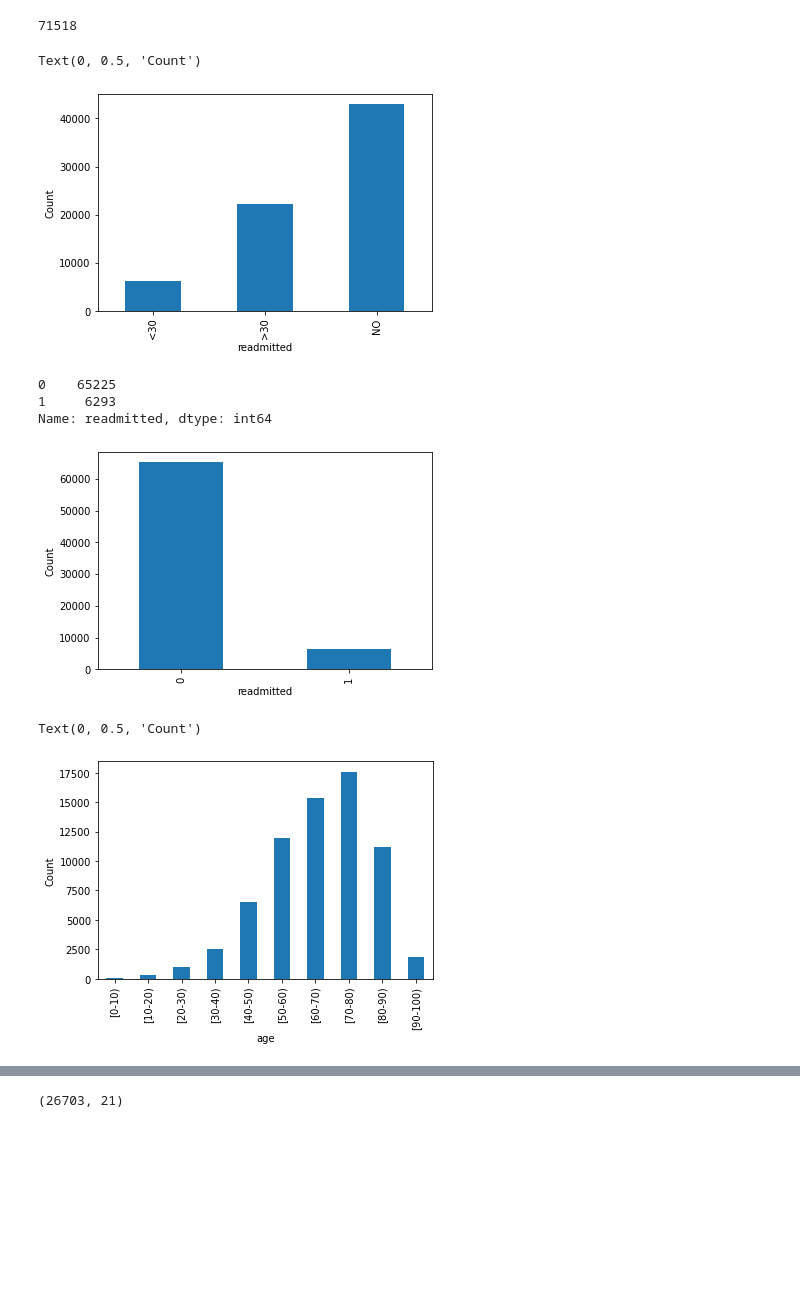
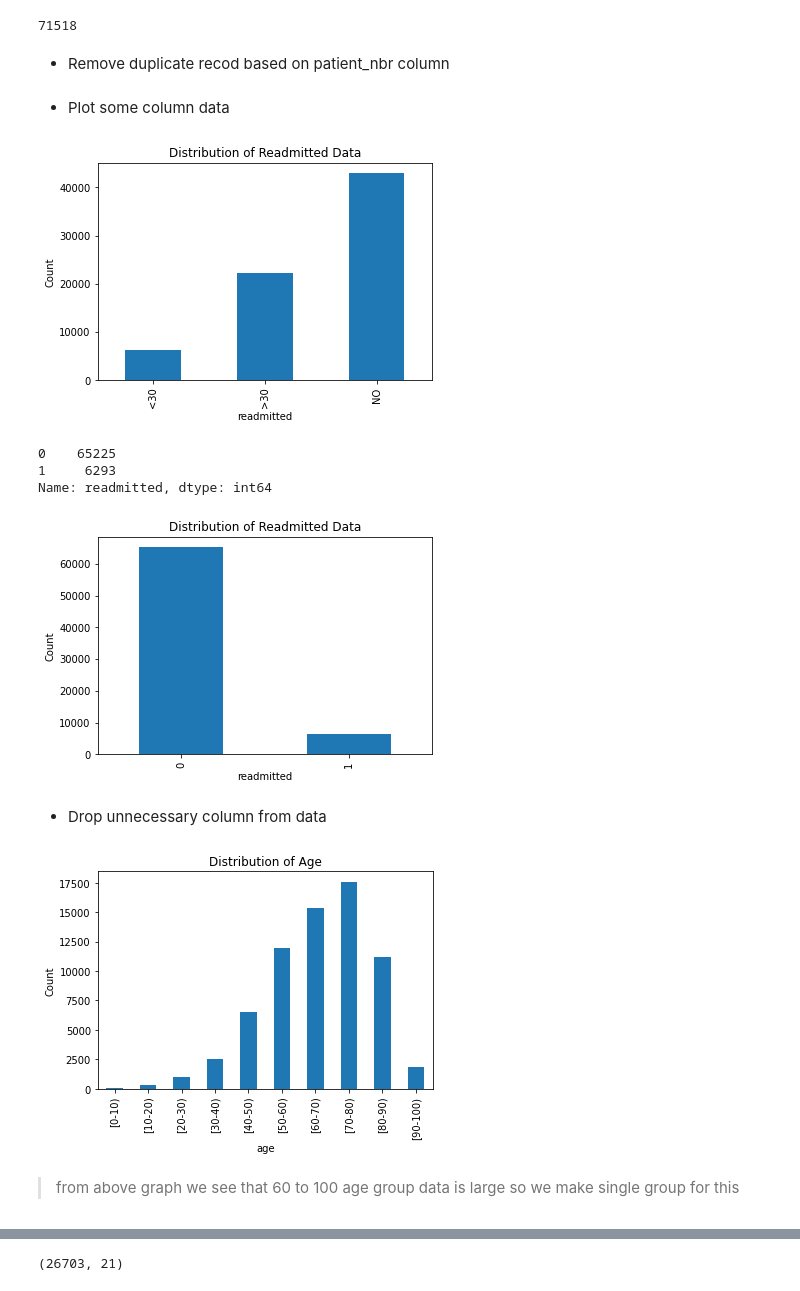
Before and after one commit to visionnlp/Diabetes-Data-Analysis, a Jupyter notebook: Diabetes Data Analysis.ipynb, the cells around one changed output, grey strips where cells are left out. Drawn from its saved outputs; the diff is of its cells as text; code cells hidden in the pictures; blank space fills up the shorter version.

```diff
--- a/Diabetes Data Analysis.ipynb
+++ b/Diabetes Data Analysis.ipynb
@@ -75,19 +59,24 @@ data[['time_in_hospital','num_lab_procedures','num_procedures','num_medications'
 len(np.unique(data['patient_nbr']))
 # %% [output]
 71518
+# %% [markdown]
++ Remove duplicate recod based on patient_nbr column
 # %%
 #remove duplicate patient recods
 data = data.drop_duplicates(subset = 'patient_nbr', keep = 'first')
+# %% [markdown]
++ Plot some column data
 # %%
 # the response variable 'readmitted' in the original dataset contains three categories.
 # 11% of patients were readmitted within 30 days (<30)
 # 35% of patients were readmitted after 30 days (>30)
 # 54% of patients were never readmitted (NO)
 data.groupby('readmitted').size().plot(kind='bar')
 plt.ylabel('Count')
+plt.title("Distribution of Readmitted Data")
+plt.show()
 # %% [output]
-Text(0, 0.5, 'Count')
-[figure, old version]
+[figure, new version]
 # %%
 data['readmitted'] = pd.Series([0 if val in ['NO', '>30'] else  val
                          for val in data['readmitted']], index=data.index)
@@ -107,9 +96,12 @@ Name: readmitted, dtype: int64
 # 54% of patients were never readmitted (NO)
 data.groupby('readmitted').size().plot(kind='bar')
 plt.ylabel('Count')
+plt.title("Distribution of Readmitted Data")
 plt.show()
 # %% [output]
-[figure, old version]
+[figure, new version]
+# %% [markdown]
++ Drop unnecessary column from data
 # %%
 # remove irrelevant features
 data.drop(['encounter_id','patient_nbr', 'weight', 'payer_code','max_glu_serum','A1Cresult'], axis=1, inplace=True)
@@ -125,9 +117,12 @@ data = data[data['gender'] != 'Unknown/Invalid']
 # check 'age' feature
 data.groupby('age').size().plot(kind='bar')
 plt.ylabel('Count')
+plt.title("Distribution of Age")
+plt.show()
 # %% [output]
-Text(0, 0.5, 'Count')
-[figure, old version]
+[figure, new version]
+# %% [markdown]
+> from above graph we see that 60 to 100 age group data is large so we make single group for this
 # %%
 # Recategorize 'age' so that the population is more evenly distributed
 data['age'] = pd.Series(['[20-60)' if val in ['[20-30)', '[30-40)', '[40-50)', '[50-60)'] else val
```
Also changed, not shown: parts of 26 cells of this notebook.
